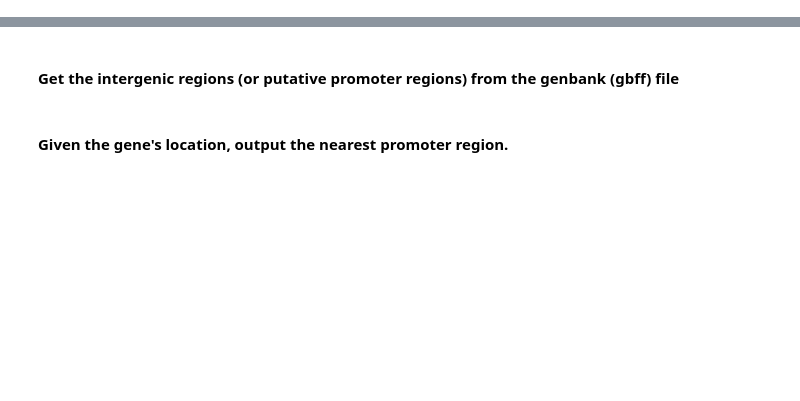
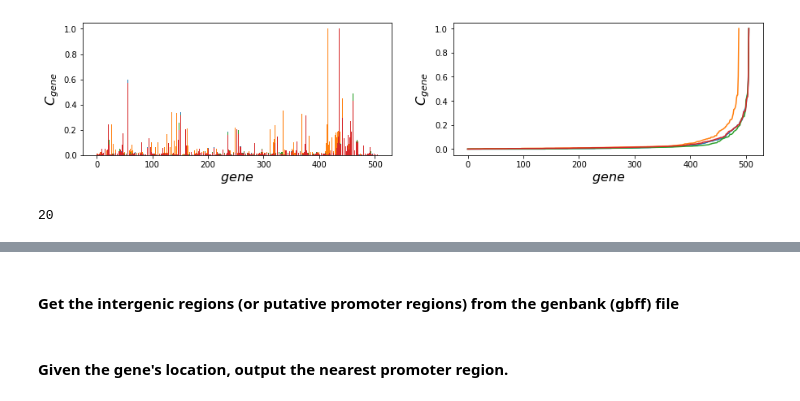
Before and after one commit to AqibHasnain/optimal_sensors, a Jupyter notebook: postprocessing.ipynb, the cells around one changed output, grey strips where cells are left out. Drawn from its saved outputs; the diff is of its cells as text; code cells hidden in the pictures; blank space fills up the shorter version.

```diff
--- a/postprocessing.ipynb
+++ b/postprocessing.ipynb
@@ -86,4 +88,6 @@ cdsFasta_path = data_dir+'GCA_000009225.1_ASM922v1_cds_from_genomic.fa'
 
 data0 = Datatable(pickle.load(open(results_dir+'dump012_filterB4BS_DTW_IC0_m8.pickle','rb')),cdsFasta_path,genbank_path)
 data1 = Datatable(pickle.load(open(results_dir+'dump012_filterAfterBS_DTW_IC0_m8.pickle','rb')),cdsFasta_path,genbank_path)
+data2 = Datatable(pickle.load(open(results_dir+'dump012_sparse0.003_filterB4BS_DTW_IC0_m8.pickle','rb')),cdsFasta_path,genbank_path)
+data3 = Datatable(pickle.load(open(results_dir+'dump012_sparse0.003_reduced_filterB4BS_DTW_IC0_m8.pickle','rb')),cdsFasta_path,genbank_path)
 # %%
@@ -141,11 +151,24 @@ def plot_eigvals(matrix):
 # %%
 fig,ax = plt.subplots(nrows=1,ncols=2,figsize=(15,3));
 ax[0].bar(np.arange(0,len(data0.C)),data0.C[:,0])
 ax[0].bar(np.arange(0,len(data1.C)),data1.C[:,0])
+ax[0].bar(np.arange(0,len(data2.C)),data2.C[:,0])
+ax[0].bar(np.arange(0,len(data3.C)),data3.C[:,0])
 ax[0].set_ylabel(r'$C_{gene}$',fontsize=16);
 ax[0].set_xlabel(r'$gene$',fontsize=16);
 ax[1].plot(data0.sorted_C);
 ax[1].plot(data1.sorted_C);
+ax[1].plot(data2.sorted_C);
+ax[1].plot(data3.sorted_C);
 ax[1].set_ylabel(r'$C_{gene}$',fontsize=16);
 ax[1].set_xlabel(r'$gene$',fontsize=16);
+# ax[1].legend(('Downselect before background subtraction','Downselect after background subtraction'));
+# plt.tight_layout();
+# plt.savefig('figures/fig1.1.pdf')
+# %% [output]
+[figure, added]
+# %%
+len(np.nonzero((data3.C > 0.2)*data3.C)[0])
+# %% [output]
+20
 # %%
```
Also changed, not shown: parts of 16 cells of this notebook, 8 other files.
